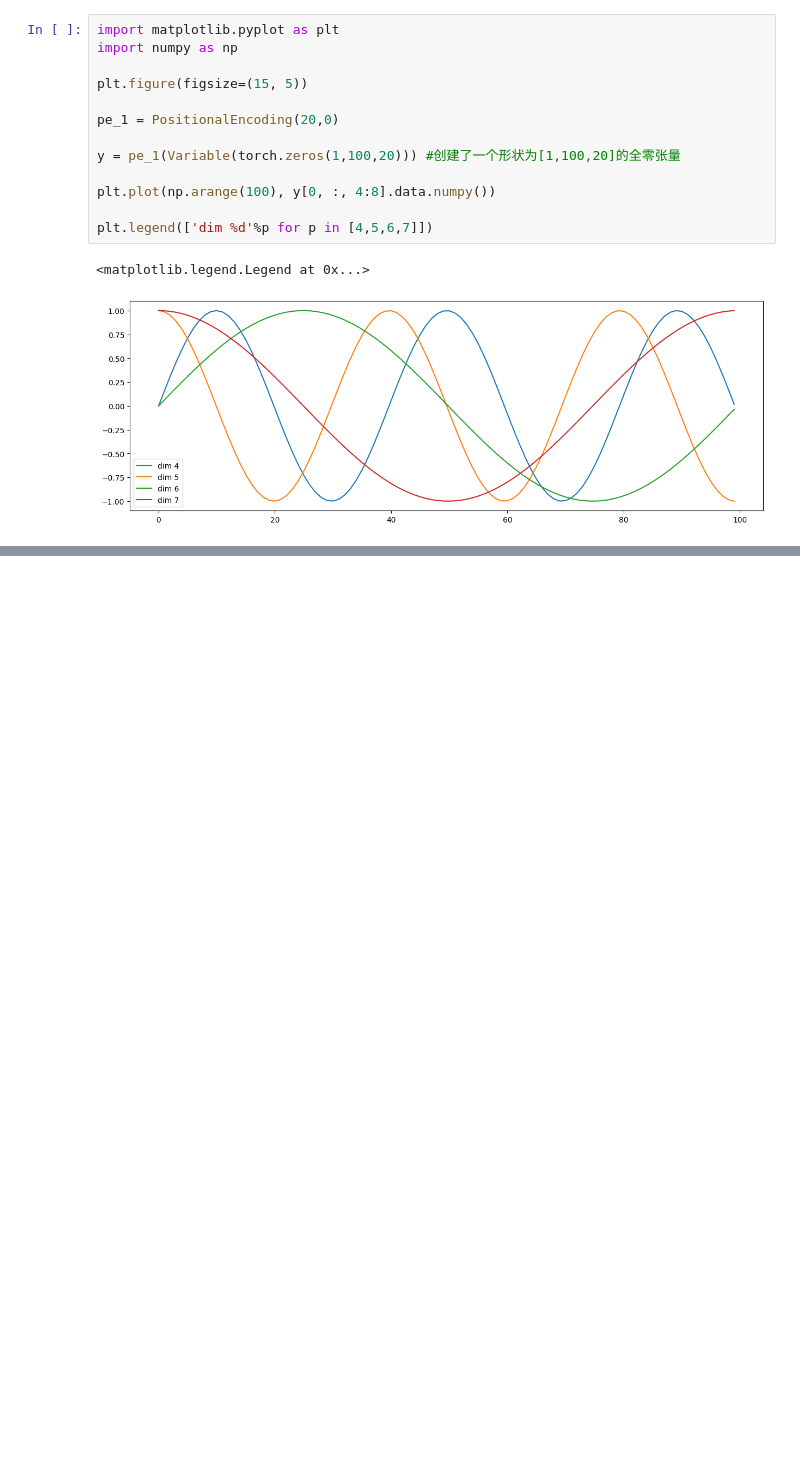
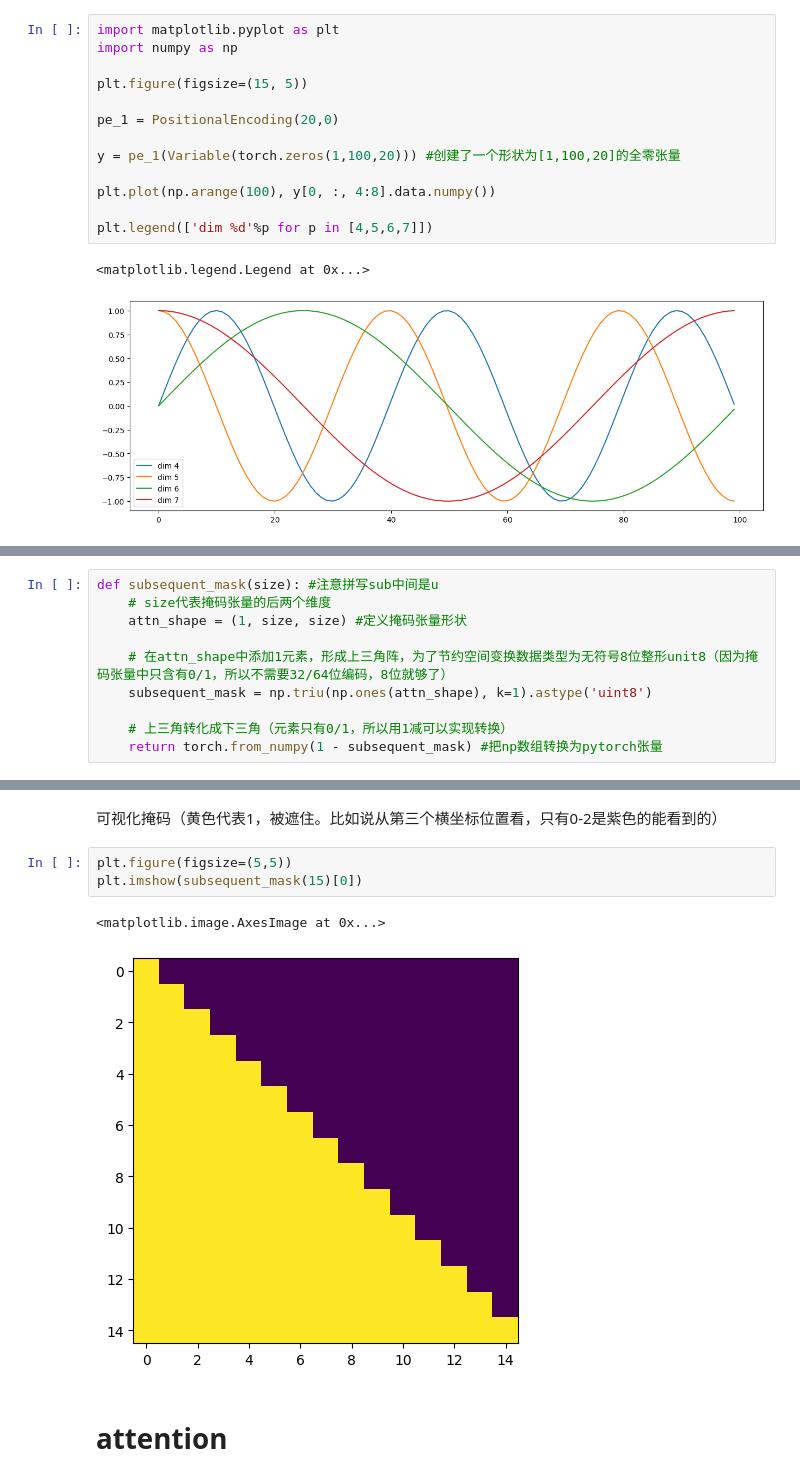
Before and after one commit to Grace-HaiyuYAN/Learning-transformer, a Jupyter notebook: transformer.ipynb, the cells around one changed output, grey strips where cells are left out. Cells and saved outputs as stored; diff of their text form; blank space fills up the shorter version.

```diff
--- a/transformer.ipynb
+++ b/transformer.ipynb
@@ -174,0 +179,10 @@ plt.legend(['dim %d'%p for p in [4,5,6,7]])
+# %%
+def subsequent_mask(size): #注意拼写sub中间是u
+    # size代表掩码张量的后两个维度
+    attn_shape = (1, size, size) #定义掩码张量形状
+
+    # 在attn_shape中添加1元素，形成上三角阵，为了节约空间变换数据类型为无符号8位整形unit8（因为掩码张量中只含有0/1，所以不需要32/64位编码，8位就够了）
+    subsequent_mask = np.triu(np.ones(attn_shape), k=1).astype('uint8')
+
+    # 上三角转化成下三角（元素只有0/1，所以用1减可以实现转换）
+    return torch.from_numpy(1 - subsequent_mask) #把np数组转换为pytorch张量
@@ -174,0 +238,10 @@ plt.legend(['dim %d'%p for p in [4,5,6,7]])
+# %% [markdown]
+可视化掩码（黄色代表1，被遮住。比如说从第三个横坐标位置看，只有0-2是紫色的能看到的）
+# %%
+plt.figure(figsize=(5,5))
+plt.imshow(subsequent_mask(15)[0])
+# %% [output]
+<matplotlib.image.AxesImage at 0x...>
+[figure, added]
+# %% [markdown]
+# attention
```
Also changed, not shown: parts of 14 cells of this notebook.
